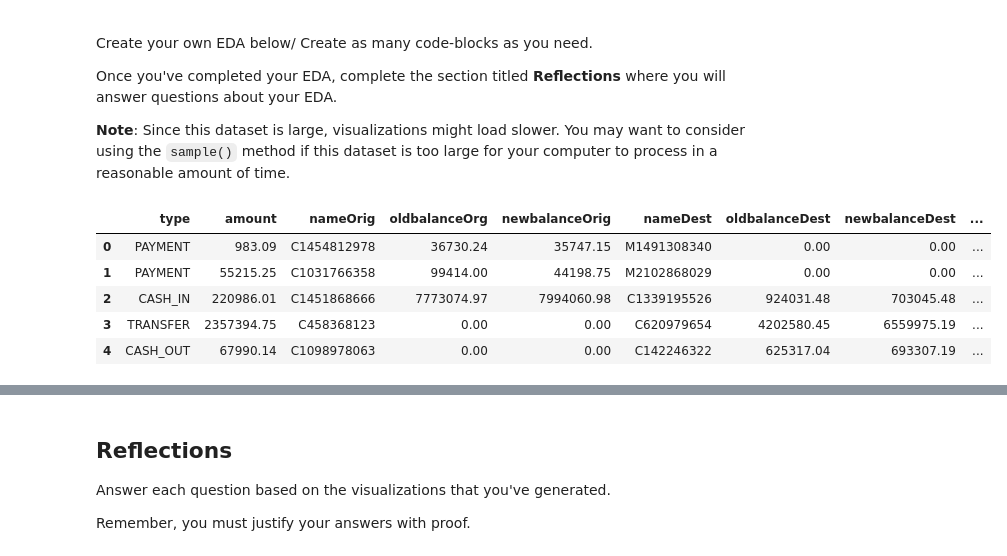
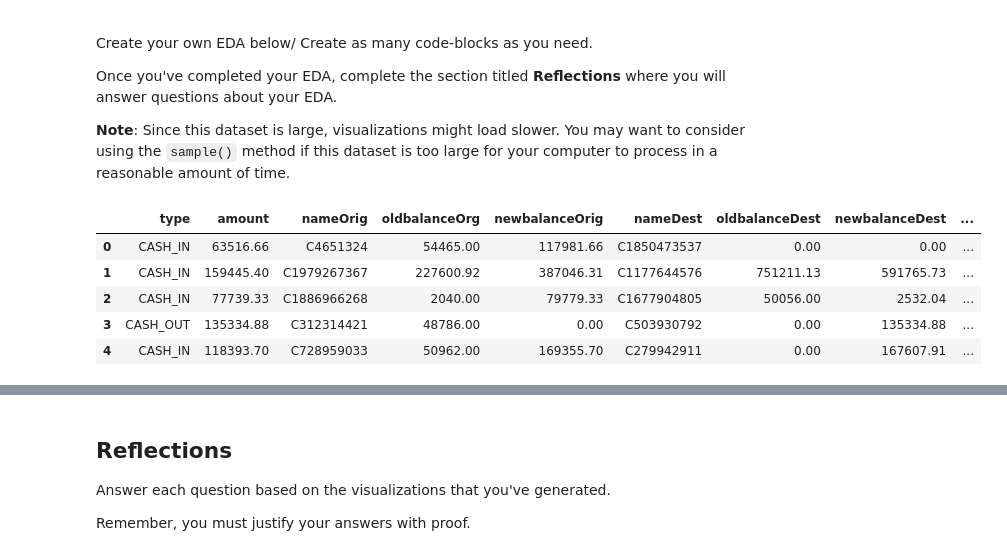
Before and after one commit to talgat24/nofraud, a Jupyter notebook: notebooks/eda.ipynb, the cells around one changed output, grey strips where cells are left out. Drawn from its saved outputs; the diff is of its cells as text; code cells hidden in the pictures.

```diff
--- a/notebooks/eda.ipynb
+++ b/notebooks/eda.ipynb
@@ -14,15 +14,15 @@ import seaborn as sns
 import matplotlib.pyplot as plt
 # %%
 # import data
-transactions = pd.read_csv("../data/bank_transactions.csv")
+transactions = pd.read_csv("../data/sample.csv")
 
 transactions.head()
 # %% [output]
 |  | type | amount | nameOrig | oldbalanceOrg | newbalanceOrig | nameDest | oldbalanceDest | newbalanceDest | ... |
-| 0 | PAYMENT | 983.09 | C1454812978 | 36730.24 | 35747.15 | M1491308340 | 0.00 | 0.00 | ... |
-| 1 | PAYMENT | 55215.25 | C1031766358 | 99414.00 | 44198.75 | M2102868029 | 0.00 | 0.00 | ... |
-| 2 | CASH_IN | 220986.01 | C1451868666 | 7773074.97 | 7994060.98 | C1339195526 | 924031.48 | 703045.48 | ... |
-| 3 | TRANSFER | 2357394.75 | C458368123 | 0.00 | 0.00 | C620979654 | 4202580.45 | 6559975.19 | ... |
-| 4 | CASH_OUT | 67990.14 | C1098978063 | 0.00 | 0.00 | C142246322 | 625317.04 | 693307.19 | ... |
+| 0 | CASH_IN | 63516.66 | C4651324 | 54465.00 | 117981.66 | C1850473537 | 0.00 | 0.00 | ... |
+| 1 | CASH_IN | 159445.40 | C1979267367 | 227600.92 | 387046.31 | C1177644576 | 751211.13 | 591765.73 | ... |
+| 2 | CASH_IN | 77739.33 | C1886966268 | 2040.00 | 79779.33 | C1677904805 | 50056.00 | 2532.04 | ... |
+| 3 | CASH_OUT | 135334.88 | C312314421 | 48786.00 | 0.00 | C503930792 | 0.00 | 135334.88 | ... |
+| 4 | CASH_IN | 118393.70 | C728959033 | 50962.00 | 169355.70 | C279942911 | 0.00 | 167607.91 | ... |
 # %%
 # TODO: view the shape of your data
```
Also changed, not shown: parts of 7 cells of this notebook, 1 other file.
